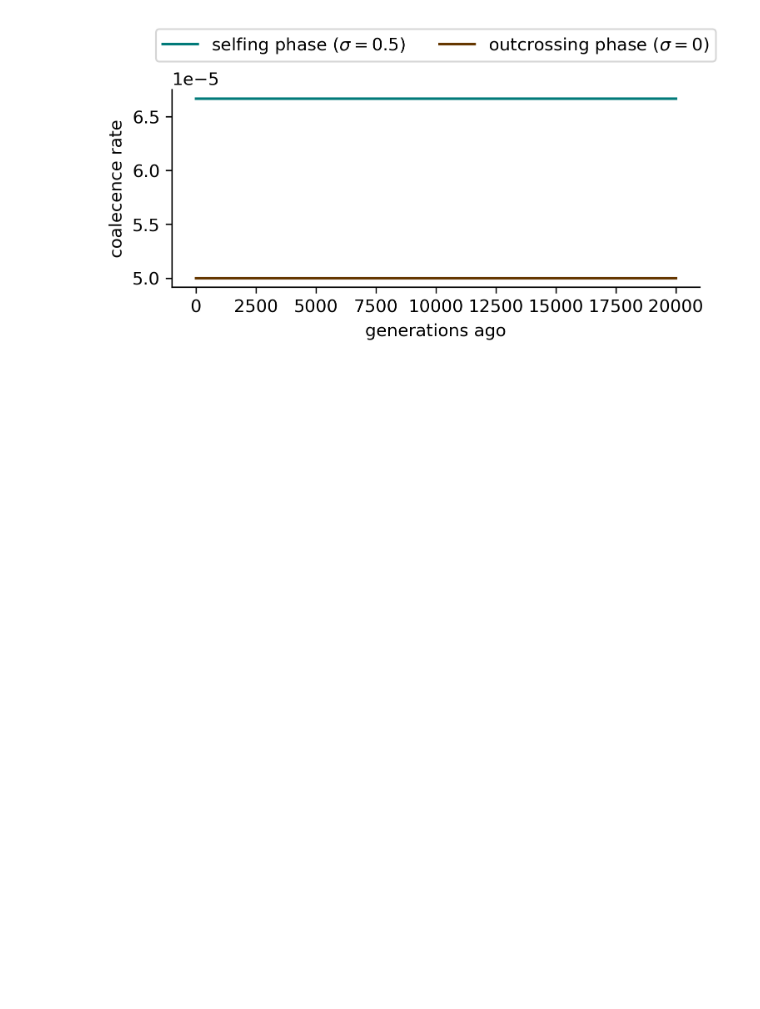
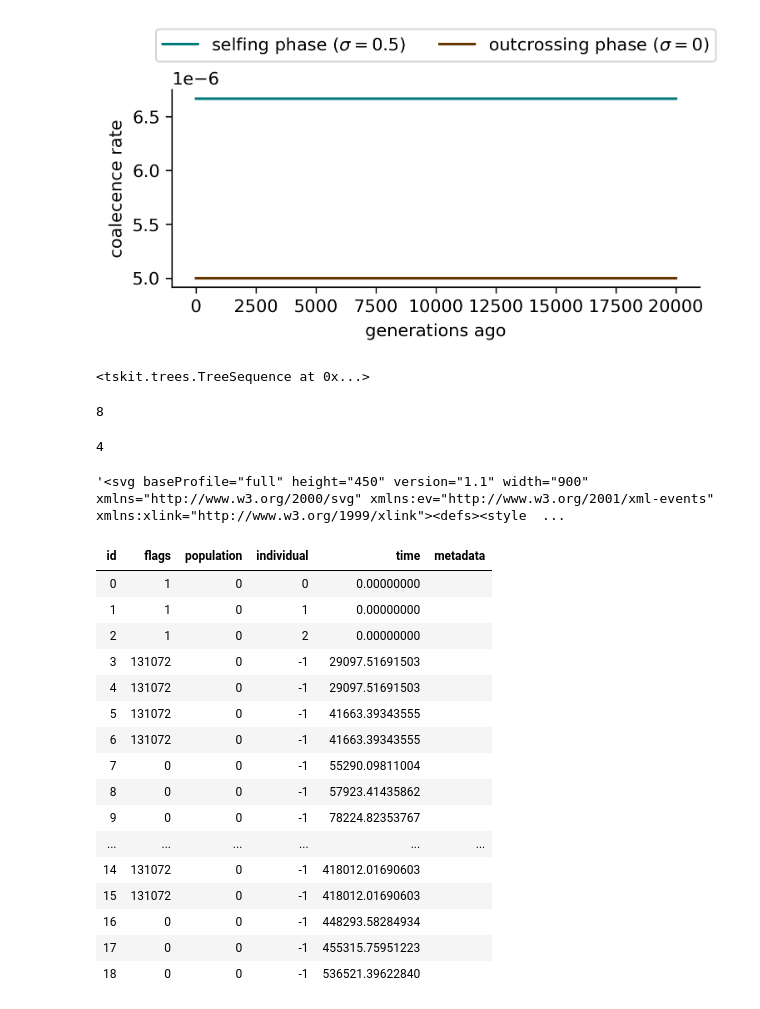
Before and after one commit to David-Peede/smc-working-group, a Jupyter notebook: esmc/esmc_scratch_pad.ipynb, the cells around one changed output. Saved outputs shown, nothing was run; the diff lists cells and outputs as text; code cells hidden in the pictures; blank space fills up the shorter version.

```diff
--- a/esmc/esmc_scratch_pad.ipynb
+++ b/esmc/esmc_scratch_pad.ipynb
@@ -138,12 +177,12 @@ class PartialSelfing:
 # %%
 out2self = PartialSelfing(
-    seq_len=1e6,
-    n_samples=2,
+    seq_len=1e4,
+    n_samples=3,
     sample_ploidy=1,
-    r=1e-8,
+    r=8.06452e-10,  # Arabidopsis thaliana
     selfing_config=[
-        [1e4, 0.5, 0],
-        [1e4, 0.0, 1e3],
+        [1e5, 0.5, 0],
+        [1e5, 0.0, 2e5],
     ],
     model="smc_prime",
     sim_seed=42,
@@ -205,3 +244,64 @@ ax.legend(loc="upper center", ncol=2, bbox_to_anchor=(0.5, 1.35), frameon=True)
 plt.show()
 # %% [output]
 [figure]
+# %%
+out2self.ts
+# %% [output]
+<tskit.trees.TreeSequence at 0x...>
+# %%
+out2self.ts.tables.nodes[out2self.ts.tables.nodes.flags > 1].time.size
+# %% [output]
+8
+# %%
+np.unique(out2self.ts.tables.nodes[out2self.ts.tables.nodes.flags > 1].time).size
+# %% [output]
+4
+# %%
+# Plot the recombination nodes in red, with a horizontal line at the time of occurrence,
+# and only label nodes that are samples or recombination nodes.
+samples = set(out2self.ts.samples())
+re_nodes = set(
+    nd.id for nd in out2self.ts.nodes() if nd.flags & msprime.NODE_IS_RE_EVENT
+)
+ca_nodes = set(np.arange(out2self.ts.num_nodes)) - re_nodes - samples
+re_times = [
+    int(nd.time) for nd in out2self.ts.nodes() if nd.flags & msprime.NODE_IS_RE_EVENT
+]
+re_times.append(200000)
+style = ".y-axis .grid {stroke: #ff000033} .mut .sym {stroke: goldenrod}"
+for u in re_nodes:
+    style += f".n{u} > .sym {{fill: red}}"
+for u in ca_nodes:
+    style += f".n{u} > .sym {{fill: blue}}"
+style += ".y-axis .tick:nth-child(200000) line {stroke: yellow}"
+out2self.ts.draw_svg(
+    size=(900, 450),
+    y_axis=True,
+    y_ticks=re_times,
+    y_gridlines=True,
+    style=style,
+    mutation_labels={},
+    node_labels={u: u for u in samples | re_nodes | ca_nodes},
+)
+# %% [output]
+'<svg baseProfile="full" height="450" version="1.1" width="900" xmlns="http://www.w3.org/2000/svg" xmlns:ev="http://www.w3.org/2001/xml-events" xmlns:xlink="http://www.w3.org/1999/xlink"><defs><style  ...
+# %%
+out2self.ts.tables.nodes
+# %% [output]
+| id | flags | population | individual | time | metadata |
+| 0 | 1 | 0 | 0 | 0.00000000 |  |
+| 1 | 1 | 0 | 1 | 0.00000000 |  |
+| 2 | 1 | 0 | 2 | 0.00000000 |  |
+| 3 | 131072 | 0 | -1 | 29097.51691503 |  |
+| 4 | 131072 | 0 | -1 | 29097.51691503 |  |
+| 5 | 131072 | 0 | -1 | 41663.39343555 |  |
+| 6 | 131072 | 0 | -1 | 41663.39343555 |  |
+| 7 | 0 | 0 | -1 | 55290.09811004 |  |
+| 8 | 0 | 0 | -1 | 57923.41435862 |  |
+| 9 | 0 | 0 | -1 | 78224.82353767 |  |
+| ... | ... | ... | ... | ... | ... |
+| 14 | 131072 | 0 | -1 | 418012.01690603 |  |
+| 15 | 131072 | 0 | -1 | 418012.01690603 |  |
+| 16 | 0 | 0 | -1 | 448293.58284934 |  |
+| 17 | 0 | 0 | -1 | 455315.75951223 |  |
+| 18 | 0 | 0 | -1 | 536521.39622840 |  |
```
Also changed, not shown: parts of 4 cells of this notebook.
